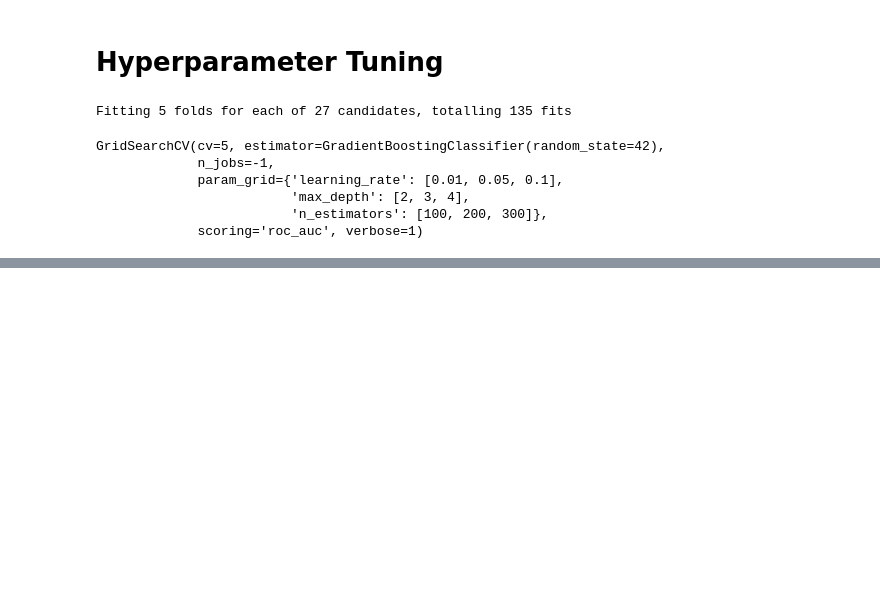
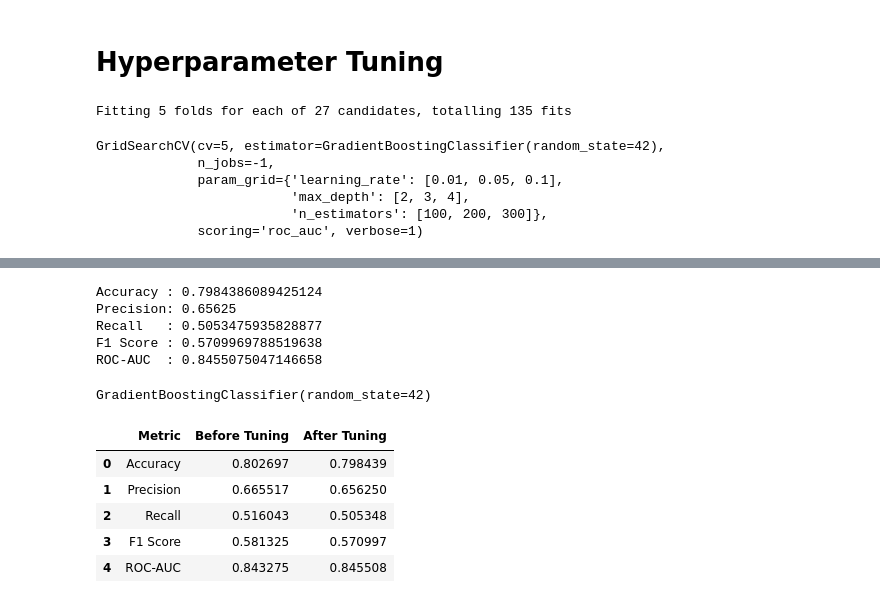
Before and after one commit to sahilnitnaware1827/customer-churn-prediction, a Jupyter notebook: notebooks/09_hyperparameter_tuning.ipynb, the cells around one changed output, grey strips where cells are left out. Saved outputs shown, nothing was run; the diff lists cells and outputs as text; code cells hidden in the pictures; blank space fills up the shorter version.

Commit message:
chore: initialize customer churn prediction project

```diff
--- a/notebooks/09_hyperparameter_tuning.ipynb
+++ b/notebooks/09_hyperparameter_tuning.ipynb
@@ -298,0 +307,74 @@ GridSearchCV(cv=5, estimator=GradientBoostingClassifier(random_state=42),
+# %%
+best_gb_model = grid_search.best_estimator_
+# %%
+tuned_y_pred = best_gb_model.predict(X_test_processed)
+
+tuned_y_probability = best_gb_model.predict_proba(
+    X_test_processed
+)[:, 1]
+# %%
+from sklearn.metrics import (
+    accuracy_score,
+    precision_score,
+    recall_score,
+    f1_score,
+    roc_auc_score
+)
+
+print("Accuracy :", accuracy_score(y_test, tuned_y_pred))
+print("Precision:", precision_score(y_test, tuned_y_pred))
+print("Recall   :", recall_score(y_test, tuned_y_pred))
+print("F1 Score :", f1_score(y_test, tuned_y_pred))
+print("ROC-AUC  :", roc_auc_score(y_test, tuned_y_probability))
+# %% [output]
+Accuracy : 0.7984386089425124
+Precision: 0.65625
+Recall   : 0.5053475935828877
+F1 Score : 0.5709969788519638
+ROC-AUC  : 0.8455075047146658
+# %%
+gb_model.fit(
+    X_train_processed,
+    y_train
+)
+# %% [output]
+GradientBoostingClassifier(random_state=42)
+# %%
+gb_pred = gb_model.predict(X_test_processed)
+
+gb_probability = gb_model.predict_proba(
+    X_test_processed
+)[:, 1]
+# %%
+comparison = pd.DataFrame({
+    "Metric": [
+        "Accuracy",
+        "Precision",
+        "Recall",
+        "F1 Score",
+        "ROC-AUC"
+    ],
+    "Before Tuning": [
+        accuracy_score(y_test, gb_pred),
+        precision_score(y_test, gb_pred),
+        recall_score(y_test, gb_pred),
+        f1_score(y_test, gb_pred),
+        roc_auc_score(y_test, gb_probability)
+    ],
+    "After Tuning": [
+        accuracy_score(y_test, tuned_y_pred),
+        precision_score(y_test, tuned_y_pred),
+        recall_score(y_test, tuned_y_pred),
+        f1_score(y_test, tuned_y_pred),
+        roc_auc_score(y_test, tuned_y_probability)
+    ]
+})
+
+comparison
+# %% [output]
+|  | Metric | Before Tuning | After Tuning |
+| 0 | Accuracy | 0.802697 | 0.798439 |
+| 1 | Precision | 0.665517 | 0.656250 |
+| 2 | Recall | 0.516043 | 0.505348 |
+| 3 | F1 Score | 0.581325 | 0.570997 |
+| 4 | ROC-AUC | 0.843275 | 0.845508 |
```
Also changed, not shown: parts of 2 cells of this notebook, 14 other files.
